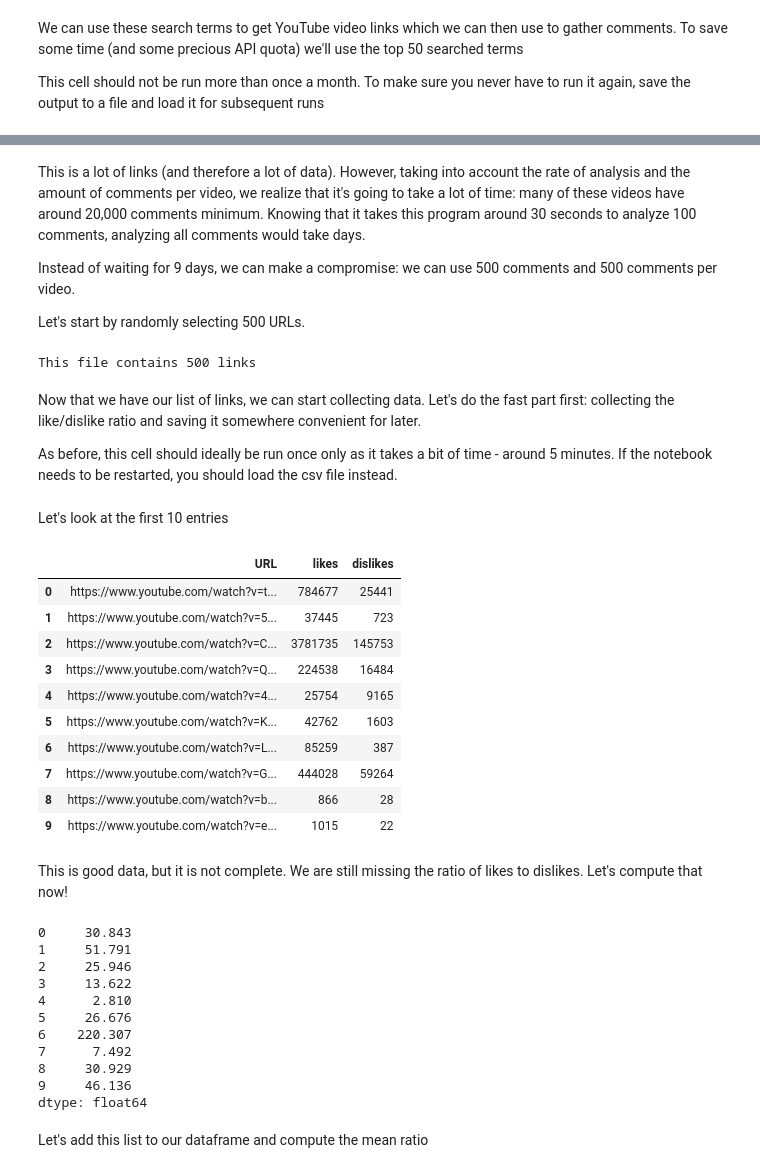
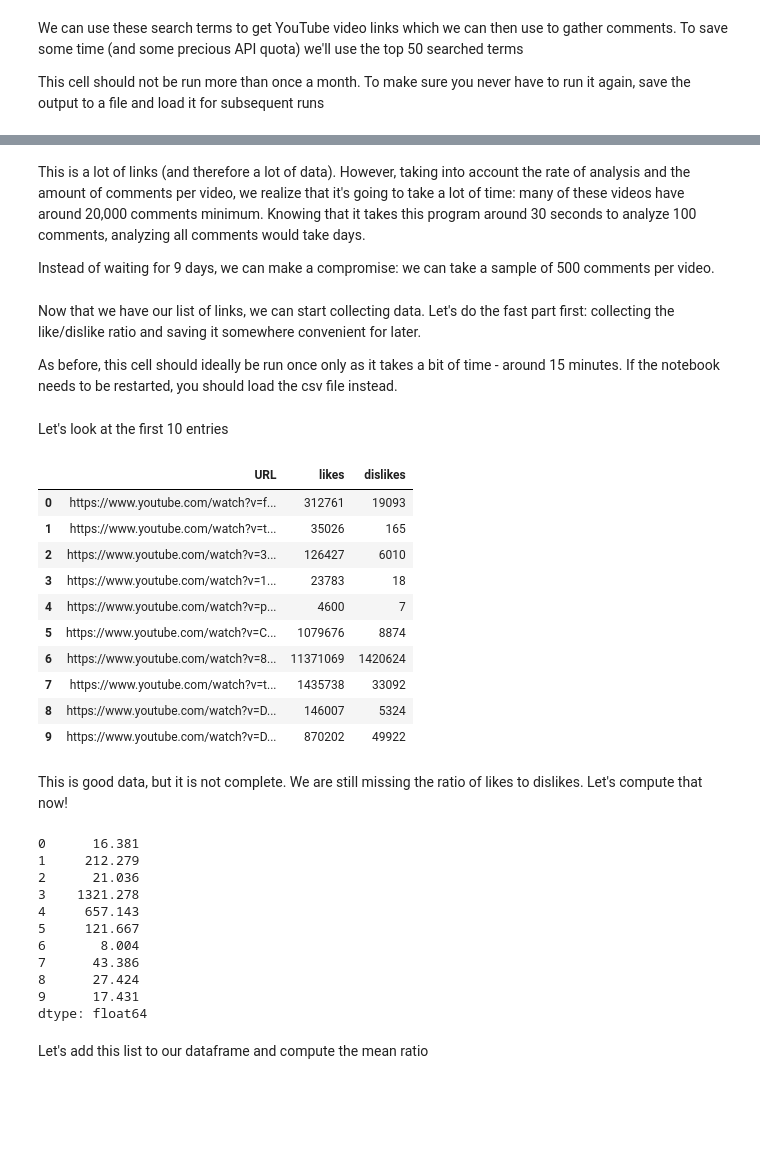
Before and after one commit to gmarsanich/gmarsanichThesis2022, a Jupyter notebook: Thesis Project Notebook.ipynb, the cells around one changed output, grey strips where cells are left out. Cells and saved outputs as stored; diff of their text form; code cells hidden in the pictures; blank space fills up the shorter version.

Commit message:
Got more videos and more comments, last step before analysis

```diff
--- a/Thesis Project Notebook.ipynb
+++ b/Thesis Project Notebook.ipynb
@@ -180,23 +180,10 @@ This file contains 911 links
 # %% [markdown]
 This is a lot of links (and therefore a lot of data). However, taking into account the rate of analysis and the amount of comments per video, we realize that it's going to take a lot of time: many of these videos have around 20,000 comments minimum. Knowing that it takes this program around 30 seconds to analyze 100 comments, analyzing all comments would take days.
 
-Instead of waiting for 9 days, we can make a compromise: we can use 500 comments and 500 comments per video.
-
-Let's start by randomly selecting 500 URLs.
+Instead of waiting for 9 days, we can make a compromise: we can take a sample of 500 comments per video.
-# %%
-random.seed(19)
-
-half_links = random.sample(links, k=500)
-links = list(half_links)
-print(f"This file contains {len(links)} links")
-
-with open("links.json", "w") as f:
-    json.dump(links, f)
-# %% [output]
-This file contains 500 links
 # %% [markdown]
 Now that we have our list of links, we can start collecting data. Let's do the fast part first: collecting the like/dislike ratio and saving it somewhere convenient for later.
 
-As before, this cell should ideally be run once only as it takes a bit of time - around 5 minutes. If the notebook needs to be restarted, you should load the csv file instead.
+As before, this cell should ideally be run once only as it takes a bit of time - around 15 minutes. If the notebook needs to be restarted, you should load the csv file instead.
 # %%
 # from get_video import get_likes
@@ -224,19 +211,20 @@ As before, this cell should ideally be run once only as it takes a bit of time -
 Let's look at the first 10 entries
 # %%
 likes_df = pd.read_csv("analysis_top50_ratio.csv", index_col = 0)
+likes_df = likes_df.reset_index()
 likes_df.head(10)
 # %% [output]
 |  | URL | likes | dislikes |
-| 0 | https://www.youtube.com/watch?v=t... | 784677 | 25441 |
-| 1 | https://www.youtube.com/watch?v=5... | 37445 | 723 |
-| 2 | https://www.youtube.com/watch?v=C... | 3781735 | 145753 |
-| 3 | https://www.youtube.com/watch?v=Q... | 224538 | 16484 |
-| 4 | https://www.youtube.com/watch?v=4... | 25754 | 9165 |
-| 5 | https://www.youtube.com/watch?v=K... | 42762 | 1603 |
-| 6 | https://www.youtube.com/watch?v=L... | 85259 | 387 |
-| 7 | https://www.youtube.com/watch?v=G... | 444028 | 59264 |
-| 8 | https://www.youtube.com/watch?v=b... | 866 | 28 |
-| 9 | https://www.youtube.com/watch?v=e... | 1015 | 22 |
+| 0 | https://www.youtube.com/watch?v=f... | 312761 | 19093 |
+| 1 | https://www.youtube.com/watch?v=t... | 35026 | 165 |
+| 2 | https://www.youtube.com/watch?v=3... | 126427 | 6010 |
+| 3 | https://www.youtube.com/watch?v=1... | 23783 | 18 |
+| 4 | https://www.youtube.com/watch?v=p... | 4600 | 7 |
+| 5 | https://www.youtube.com/watch?v=C... | 1079676 | 8874 |
+| 6 | https://www.youtube.com/watch?v=8... | 11371069 | 1420624 |
+| 7 | https://www.youtube.com/watch?v=t... | 1435738 | 33092 |
+| 8 | https://www.youtube.com/watch?v=D... | 146007 | 5324 |
+| 9 | https://www.youtube.com/watch?v=D... | 870202 | 49922 |
 # %% [markdown]
 This is good data, but it is not complete. We are still missing the ratio of likes to dislikes. Let's compute that now!
 # %%
@@ -255,16 +243,16 @@ for like, dislike in zip(likes, dislikes):
 ratios = pd.Series(ratios)
 ratios.head(10)
 # %% [output]
-0     30.843
-1     51.791
-2     25.946
-3     13.622
-4      2.810
-5     26.676
-6    220.307
-7      7.492
-8     30.929
-9     46.136
+0      16.381
+1     212.279
+2      21.036
+3    1321.278
+4     657.143
+5     121.667
+6       8.004
+7      43.386
+8      27.424
+9      17.431
 dtype: float64
 # %% [markdown]
 Let's add this list to our dataframe and compute the mean ratio
```
Also changed, not shown: parts of 15 cells of this notebook.
